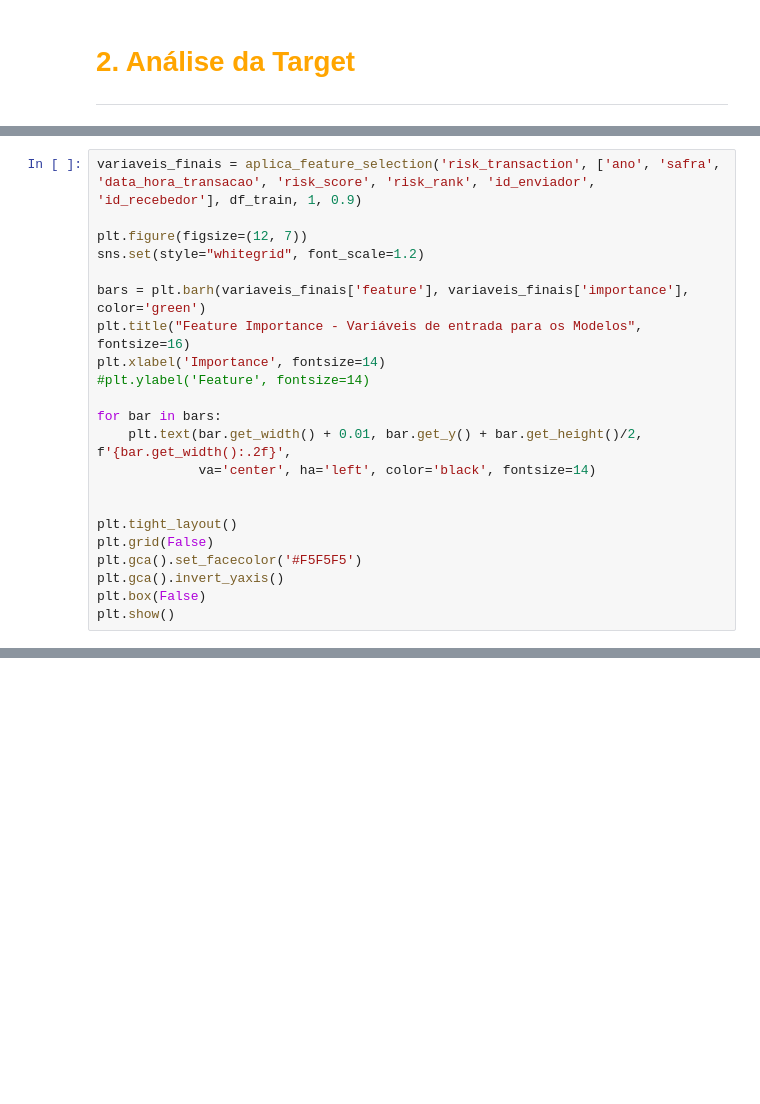
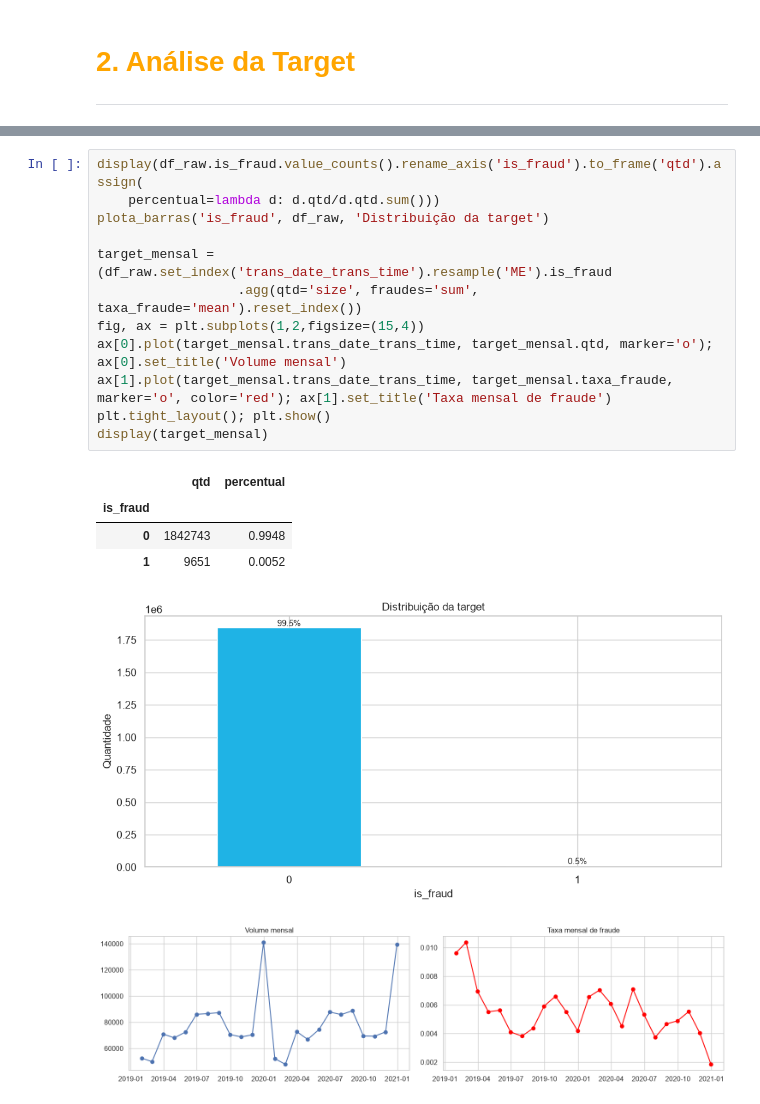
Before and after one commit to leonardovargas10/Modelo_Deteccao_Fraude, a Jupyter notebook: Modelo_Deteccao_Fraude.ipynb, the cells around one changed output, grey strips where cells are left out. Saved outputs shown, nothing was run; the diff lists cells and outputs as text; blank space fills up the shorter version.

```diff
--- a/Modelo_Deteccao_Fraude.ipynb
+++ b/Modelo_Deteccao_Fraude.ipynb
@@ -1651,22 +339,0 @@ def aplica_feature_selection(target, vars_drop, df, class_weight, threshold):
-# %%
-variaveis_finais = aplica_feature_selection('risk_transaction', ['ano', 'safra', 'data_hora_transacao', 'risk_score', 'risk_rank', 'id_enviador', 'id_recebedor'], df_train, 1, 0.9)
-
-plt.figure(figsize=(12, 7))
-sns.set(style="whitegrid", font_scale=1.2)
-
-bars = plt.barh(variaveis_finais['feature'], variaveis_finais['importance'], color='green')
-plt.title("Feature Importance - Variáveis de entrada para os Modelos", fontsize=16)
-plt.xlabel('Importance', fontsize=14)
-#plt.ylabel('Feature', fontsize=14)
-
-for bar in bars:
-    plt.text(bar.get_width() + 0.01, bar.get_y() + bar.get_height()/2, f'{bar.get_width():.2f}',
-             va='center', ha='left', color='black', fontsize=14)
-
-
-plt.tight_layout()
-plt.grid(False)
-plt.gca().set_facecolor('#F5F5F5')
-plt.gca().invert_yaxis()
-plt.box(False)
-plt.show()
@@ -1875,0 +347,19 @@ Modelo de risk_transaction Treinado e Salvo com Sucesso!
+# %%
+display(df_raw.is_fraud.value_counts().rename_axis('is_fraud').to_frame('qtd').assign(
+    percentual=lambda d: d.qtd/d.qtd.sum()))
+plota_barras('is_fraud', df_raw, 'Distribuição da target')
+
+target_mensal = (df_raw.set_index('trans_date_trans_time').resample('ME').is_fraud
+                  .agg(qtd='size', fraudes='sum', taxa_fraude='mean').reset_index())
+fig, ax = plt.subplots(1,2,figsize=(15,4))
+ax[0].plot(target_mensal.trans_date_trans_time, target_mensal.qtd, marker='o'); ax[0].set_title('Volume mensal')
+ax[1].plot(target_mensal.trans_date_trans_time, target_mensal.taxa_fraude, marker='o', color='red'); ax[1].set_title('Taxa mensal de fraude')
+plt.tight_layout(); plt.show()
+display(target_mensal)
+# %% [output]
+|  | qtd | percentual |
+| is_fraud |  |  |
+| 0 | 1842743 | 0.9948 |
+| 1 | 9651 | 0.0052 |
+[figure, added]
+[figure, added]
```
Also changed, not shown: parts of 109 cells of this notebook, 8 other files.
